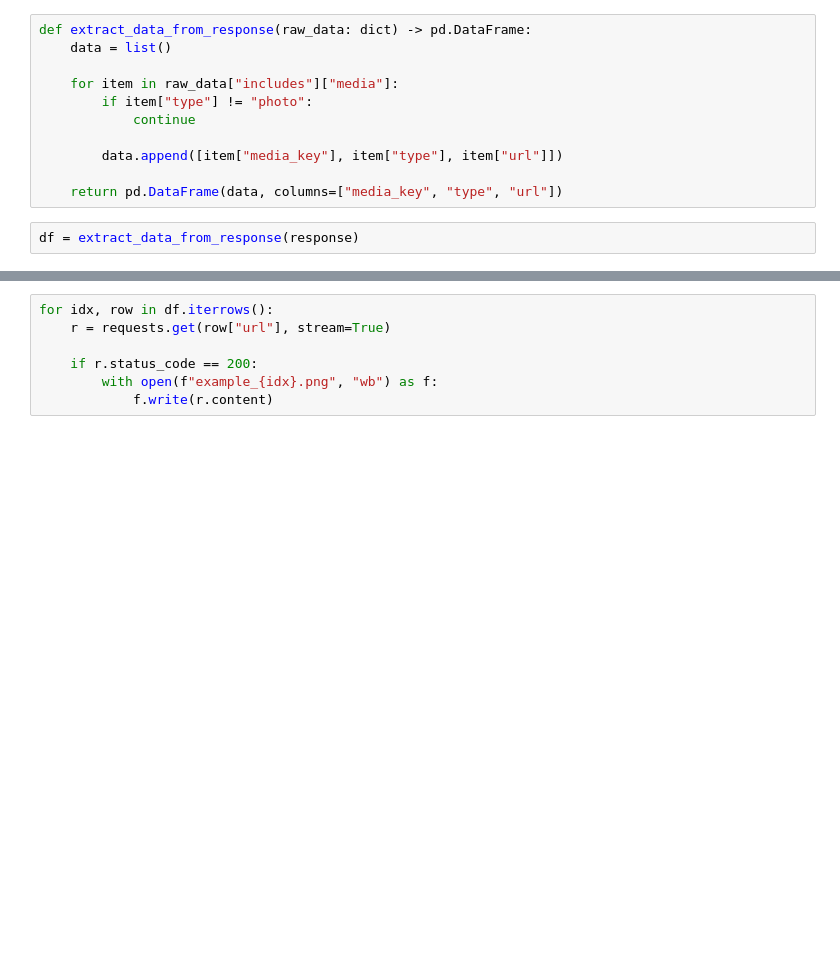
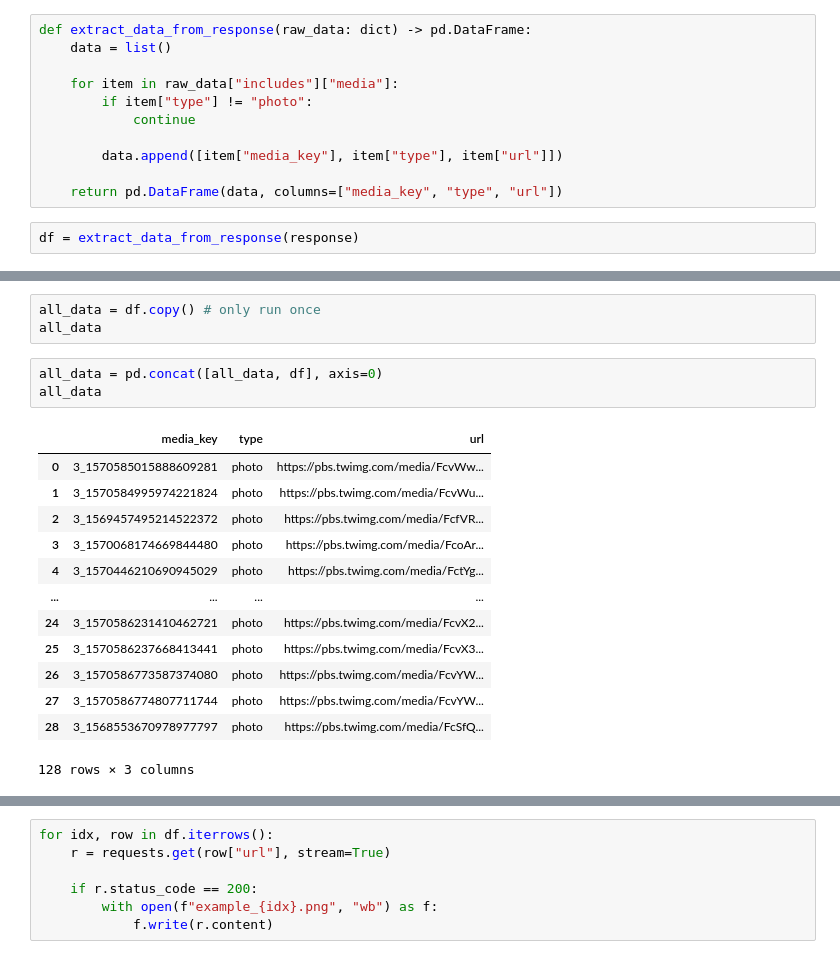
Before and after one commit to dbetm/sunset-color-palette-gen, a Jupyter notebook: exp/src/notebooks/search_tweets.ipynb, the cells around one changed output, grey strips where cells are left out. Saved outputs shown, nothing was run; the diff lists cells and outputs as text; blank space fills up the shorter version.

```diff
--- a/exp/src/notebooks/search_tweets.ipynb
+++ b/exp/src/notebooks/search_tweets.ipynb
@@ -72,0 +133,20 @@ df
+# %%
+all_data = df.copy() # only run once
+all_data
+# %%
+all_data = pd.concat([all_data, df], axis=0)
+all_data
+# %% [output]
+|  | media_key | type | url |
+| 0 | 3_1570585015888609281 | photo | https://pbs.twimg.com/media/FcvWw... |
+| 1 | 3_1570584995974221824 | photo | https://pbs.twimg.com/media/FcvWu... |
+| 2 | 3_1569457495214522372 | photo | https://pbs.twimg.com/media/FcfVR... |
+| 3 | 3_1570068174669844480 | photo | https://pbs.twimg.com/media/FcoAr... |
+| 4 | 3_1570446210690945029 | photo | https://pbs.twimg.com/media/FctYg... |
+| ... | ... | ... | ... |
+| 24 | 3_1570586231410462721 | photo | https://pbs.twimg.com/media/FcvX2... |
+| 25 | 3_1570586237668413441 | photo | https://pbs.twimg.com/media/FcvX3... |
+| 26 | 3_1570586773587374080 | photo | https://pbs.twimg.com/media/FcvYW... |
+| 27 | 3_1570586774807711744 | photo | https://pbs.twimg.com/media/FcvYW... |
+| 28 | 3_1568553670978977797 | photo | https://pbs.twimg.com/media/FcSfQ... |
+128 rows × 3 columns
```
Also changed, not shown: parts of 14 cells of this notebook, 3 other files.
